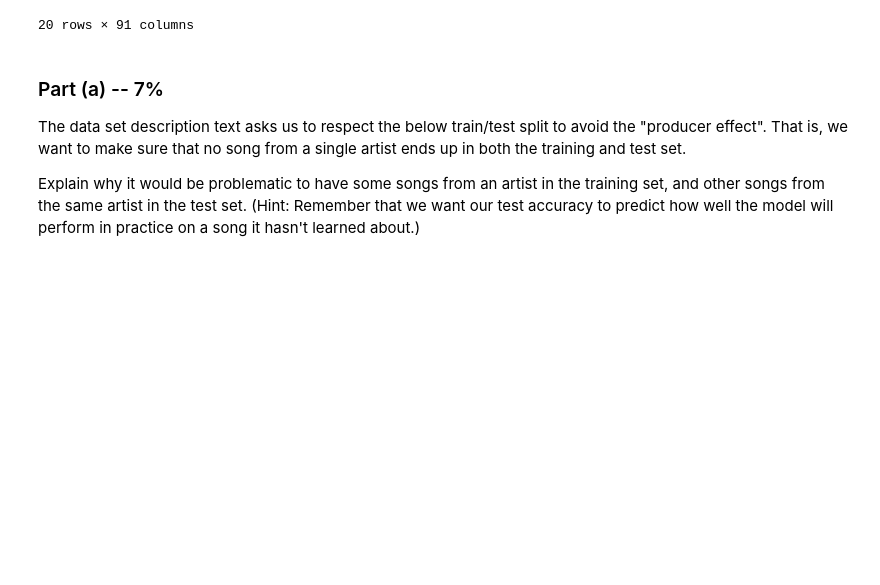
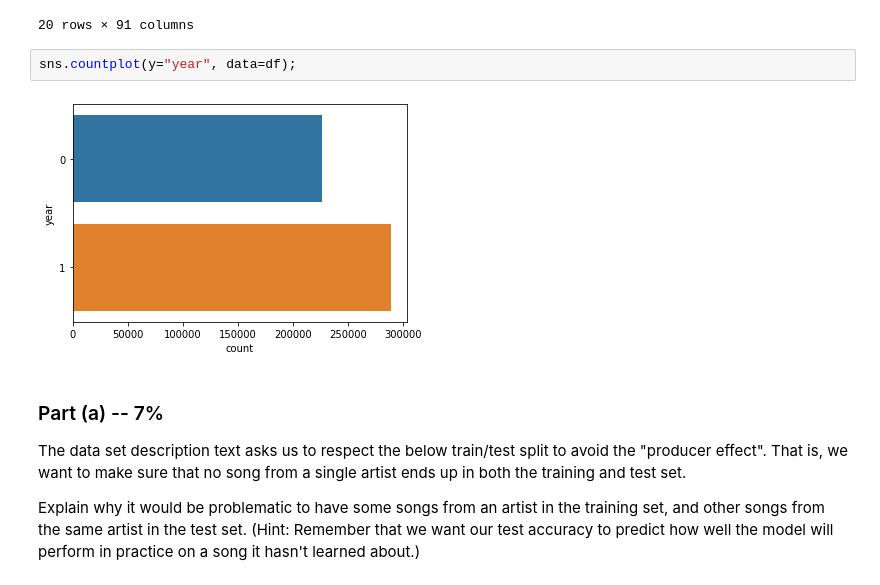
Before and after one commit to vgordon93/Introduction-to-deep-learning-Assignment1, a Jupyter notebook: Assignment1.ipynb, the cells around one changed output. Saved outputs shown, nothing was run; the diff lists cells and outputs as text; blank space fills up the shorter version.

```diff
--- a/Assignment1.ipynb
+++ b/Assignment1.ipynb
@@ -102,6 +108,10 @@ df.head(20)
 | 18 | 0 | 37.45034 | 11.42615 | 56.28982 | 19.58426 | -16.43530 | 2.22457 | 1.02668 | -7.34736 | -0.01184 | 1.24013 | ... |
 | 19 | 0 | 39.71092 | -4.92800 | 12.88590 | -11.87773 | 2.48031 | -16.11028 | -16.40421 | -8.29657 | 9.86817 | -0.17431 | ... |
 20 rows × 91 columns
+# %%
+sns.countplot(y="year", data=df);
+# %% [output]
+[figure, added]
 # %% [markdown]
 ### Part (a) -- 7%
 
```
Also changed, not shown: parts of 14 cells of this notebook.
